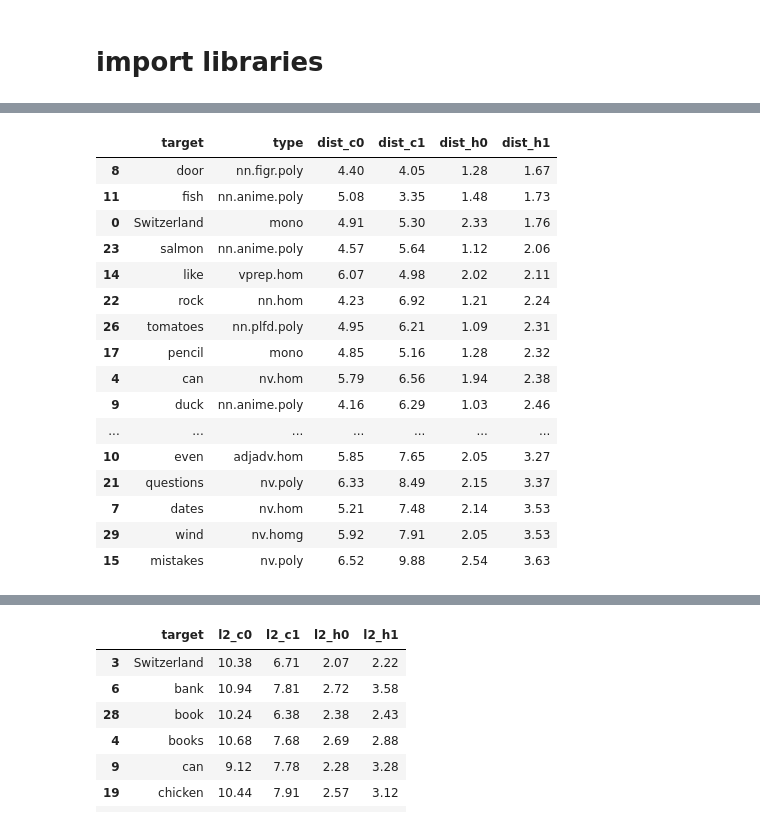
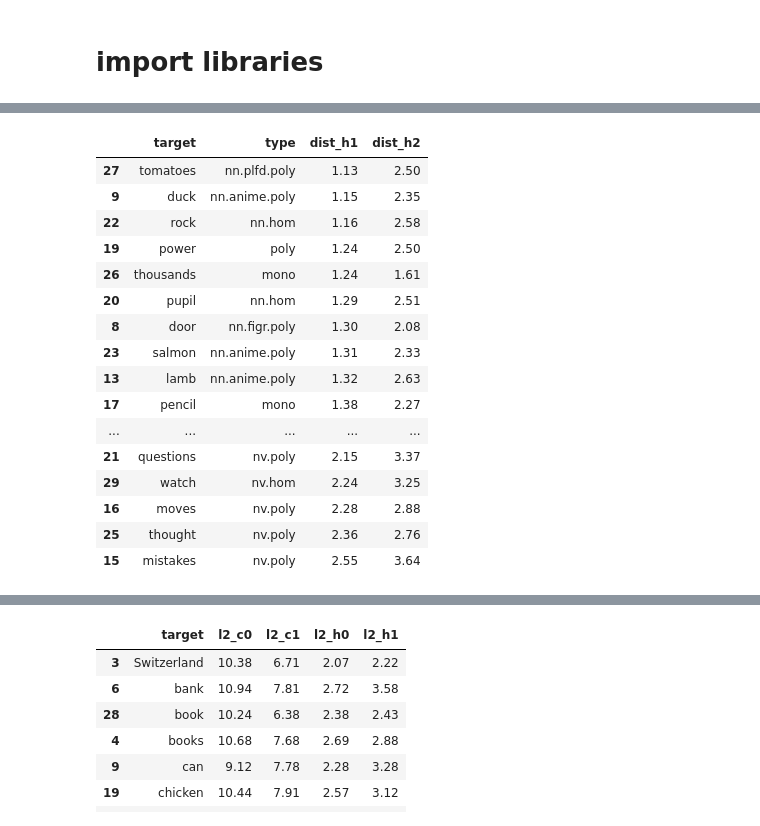
Before and after one commit to CLQuantizer/polysemy, a Jupyter notebook: GaussianClustering.ipynb, the cells around one changed output, grey strips where cells are left out. Saved outputs shown, nothing was run; the diff lists cells and outputs as text; code cells hidden in the pictures.

```diff
--- a/GaussianClustering.ipynb
+++ b/GaussianClustering.ipynb
@@ -13,11 +13,10 @@ X = np.array([[1, 2], [1, 4], [1, 0], [10, 666], [10, 4], [10, 0]])
 gm = GaussianMixture(n_components=2, random_state=0).fit(X)
 types = ['h1','h2']
 # %%
-aa ={'Switzerland':'mono','pencil':'mono','transistor':'mono','computer':'mono','door':'nn.figr.poly','potato':\
+aa ={'Switzerland':'mono','thousands':'mono','pencil':'mono','transistor':'mono','computer':'mono','door':'nn.figr.poly','potato':\
      'nn.plfd.poly','questions':'nv.poly','mistakes':'nv.poly','thought':'nv.poly','fish':'nn.anime.poly',\
      'salmon':'nn.anime.poly','like':'vprep.hom','tomatoes':'nn.plfd.poly','lamb':'nn.anime.poly',\
      'chicken':'nn.anime.poly','can':'nv.hom','power':'poly','bank':'nn.hom','rock':'nn.hom',\
      'books':'nv.hom','duck':'nn.anime.poly','dates':'nv.hom','even':'adjadv.hom',\
-     'pupil':'nn.hom','tears':'nv.homg','moves':'nv.poly','book':'nv.hom','form':'nv.hom','watch':'nv.hom','wind':'nv.homg'}
+     'pupil':'nn.hom','tears':'nv.hom','moves':'nv.poly','book':'nv.hom','form':'nv.hom','watch':'nv.hom','wind':'nv.hom'}
 aa =pd.DataFrame.from_dict(aa,orient = 'index').reset_index().rename(columns = {'index':'target',0:'type'})
-aa
@@ -59,7 +40,7 @@ def single_type_word_dist(df,t):
         x1 = dfa['tensors'].agg('mean')
         x2 = dfb['tensors'].agg('mean')
         #res[word] = euclidean(x1,x2)
-        res[word] = cos(x1,x2)
+        res[word] = euclidean(x1,x2)
     file_dis = pd.DataFrame.from_dict(res, orient='index',columns = [f'file_dist_{t}']).reset_index().rename(columns={"index": "target"})
     return file_dis
 # calculate the ground truth distance between file
@@ -75,17 +56,17 @@ def all_types_of_dist(embed_dict,types=types):
             df = pd.merge(df,delta_df, on='target')
     return df
 # calculate l2 normalisation factors for each extraction type
-def l2_normalisation_factors(embed_dict,types=types):
-    norm_factors = pd.DataFrame(columns = ['target'] + [f'l2_{t}' for t in types])
-    word_set = set()
-    for t in types:
-        a = []
-        for word,group in embed_dict[t].groupby(by='target'):
-            #exlude the werd words in the data set
-            if word =='went' or word == 'line':
-                continue
-            word_set.add(word)
-            a.append(np.linalg.norm(group['tensors'].apply('mean')))
-        norm_factors[f'l2_{t}']=a
-    norm_factors['target'] = list(word_set)
-    return norm_factors
+# def l2_normalisation_factors(embed_dict,types=types):
+#     norm_factors = pd.DataFrame(columns = ['target'] + [f'l2_{t}' for t in types])
+#     word_set = set()
+#     for t in types:
+#         a = []
+#         for word,group in embed_dict[t].groupby(by='target'):
+#             #exlude the werd words in the data set
+#             if word =='went' or word == 'line':
+#                 continue
+#             word_set.add(word)
+#             a.append(np.linalg.norm(group['tensors'].apply('mean')))
+#         norm_factors[f'l2_{t}']=a
+#     norm_factors['target'] = list(word_set)
+#     return norm_factors
@@ -208,7 +199,7 @@ def all_types_ngauss(n_random,embed_dict,n_init,types=types,metric='euclidean'):
             res = pd.DataFrame.merge(res,ngauss(n_random,embed_dict[t],n_init,t=t,metric = metric),on='target')
     return res
 # %%
-two_ng = all_types_ngauss(1,embed_dict,1)
+two_ng = all_types_ngauss(3,embed_dict,1)
 # %%
 two_ng.sort_values(by='acc_h1')
 # %% [output]
@@ -305,27 +299,27 @@ def normalise_results(df,norm_factors,types = types):
 # %%
-dists = results[['target','dist_c0','dist_c1','dist_h0','dist_h1','file_dist_c0','file_dist_c1','file_dist_h0','file_dist_h1',]]
+dists = results[['target','dist_h1','dist_h2','file_dist_h1','file_dist_h2',]]
 # %%
 dists = pd.merge(dists,aa,on='target')
 # dists['sort'] = dists['type'].apply(lambda x: x.split('.')[-1])
 # %%
-dists.sort_values(by='dist_h1')[['target','type','dist_c0','dist_c1','dist_h0','dist_h1']]
+dists.sort_values(by='dist_h1')[['target','type','dist_h1','dist_h2']]
 # %% [output]
-|  | target | type | dist_c0 | dist_c1 | dist_h0 | dist_h1 |
-| 8 | door | nn.figr.poly | 4.40 | 4.05 | 1.28 | 1.67 |
-| 11 | fish | nn.anime.poly | 5.08 | 3.35 | 1.48 | 1.73 |
-| 0 | Switzerland | mono | 4.91 | 5.30 | 2.33 | 1.76 |
-| 23 | salmon | nn.anime.poly | 4.57 | 5.64 | 1.12 | 2.06 |
-| 14 | like | vprep.hom | 6.07 | 4.98 | 2.02 | 2.11 |
-| 22 | rock | nn.hom | 4.23 | 6.92 | 1.21 | 2.24 |
-| 26 | tomatoes | nn.plfd.poly | 4.95 | 6.21 | 1.09 | 2.31 |
-| 17 | pencil | mono | 4.85 | 5.16 | 1.28 | 2.32 |
-| 4 | can | nv.hom | 5.79 | 6.56 | 1.94 | 2.38 |
-| 9 | duck | nn.anime.poly | 4.16 | 6.29 | 1.03 | 2.46 |
-| ... | ... | ... | ... | ... | ... | ... |
-| 10 | even | adjadv.hom | 5.85 | 7.65 | 2.05 | 3.27 |
-| 21 | questions | nv.poly | 6.33 | 8.49 | 2.15 | 3.37 |
-| 7 | dates | nv.hom | 5.21 | 7.48 | 2.14 | 3.53 |
-| 29 | wind | nv.homg | 5.92 | 7.91 | 2.05 | 3.53 |
-| 15 | mistakes | nv.poly | 6.52 | 9.88 | 2.54 | 3.63 |
+|  | target | type | dist_h1 | dist_h2 |
+| 27 | tomatoes | nn.plfd.poly | 1.13 | 2.50 |
+| 9 | duck | nn.anime.poly | 1.15 | 2.35 |
+| 22 | rock | nn.hom | 1.16 | 2.58 |
+| 19 | power | poly | 1.24 | 2.50 |
+| 26 | thousands | mono | 1.24 | 1.61 |
+| 20 | pupil | nn.hom | 1.29 | 2.51 |
+| 8 | door | nn.figr.poly | 1.30 | 2.08 |
+| 23 | salmon | nn.anime.poly | 1.31 | 2.33 |
+| 13 | lamb | nn.anime.poly | 1.32 | 2.63 |
+| 17 | pencil | mono | 1.38 | 2.27 |
+| ... | ... | ... | ... | ... |
+| 21 | questions | nv.poly | 2.15 | 3.37 |
+| 29 | watch | nv.hom | 2.24 | 3.25 |
+| 16 | moves | nv.poly | 2.28 | 2.88 |
+| 25 | thought | nv.poly | 2.36 | 2.76 |
+| 15 | mistakes | nv.poly | 2.55 | 3.64 |
 # %%
 a = normalise_results(dists,norm_factors)
```
Also changed, not shown: parts of 14 cells of this notebook, 9 other files.
